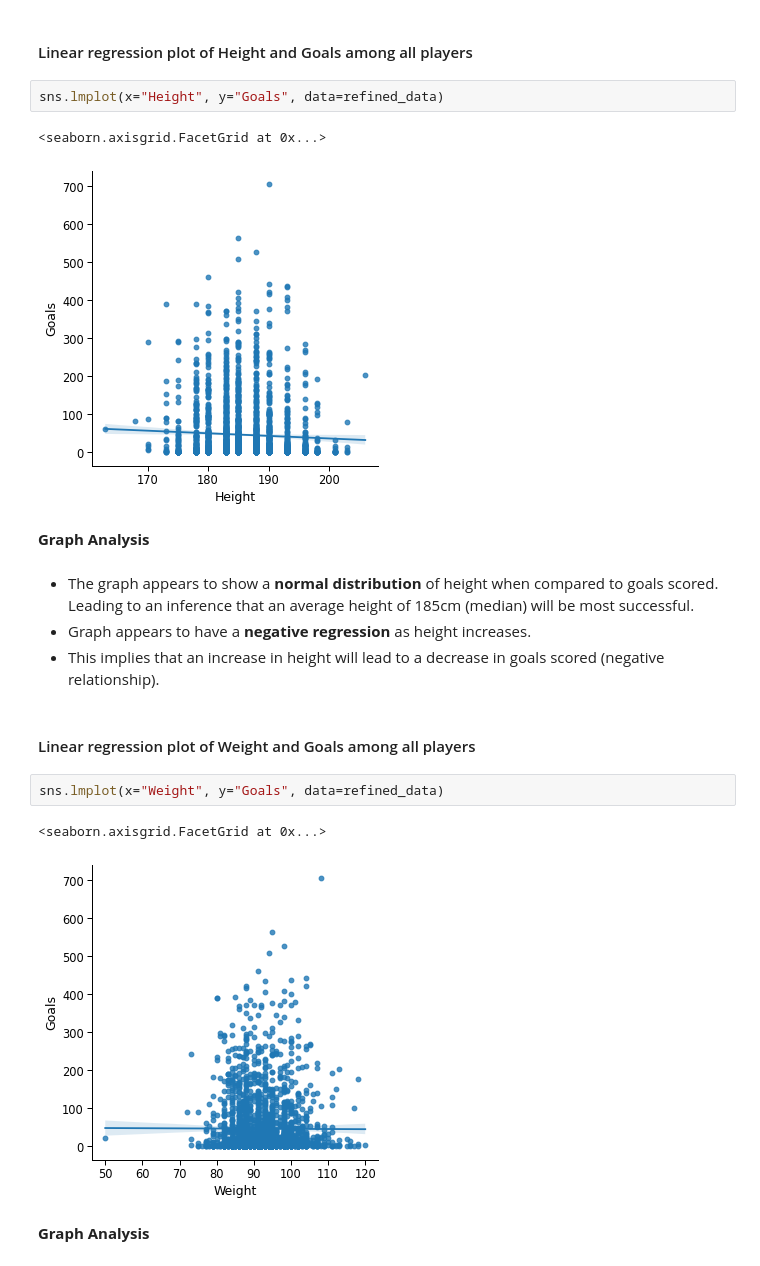
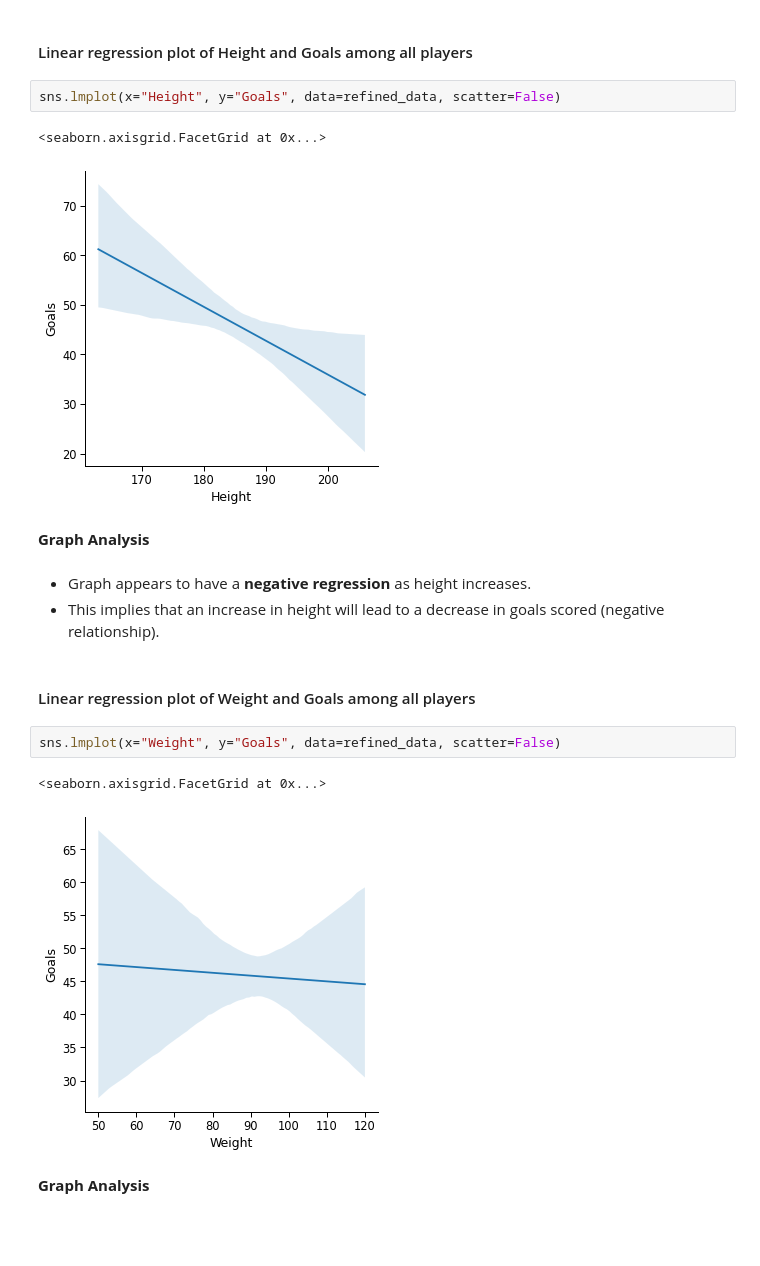
Before and after one commit to data301-2021-winter1/project-group38-project, a Jupyter notebook: notebooks/analysis1.ipynb, the cells around one changed output. Saved outputs shown, nothing was run; the diff lists cells and outputs as text; blank space fills up the shorter version.

```diff
--- a/notebooks/analysis1.ipynb
+++ b/notebooks/analysis1.ipynb
@@ -205,23 +205,22 @@ There is a **small negative correlation** between goals scored and height also a
 # %% [markdown]
 #### Linear regression plot of Height and Goals among all players
 # %%
-sns.lmplot(x="Height", y="Goals", data=refined_data)
+sns.lmplot(x="Height", y="Goals", data=refined_data, scatter=False)
 # %% [output]
 <seaborn.axisgrid.FacetGrid at 0x...>
-[figure, old version]
+[figure, new version]
 # %% [markdown]
 **Graph Analysis**
 # %% [markdown]
-* The graph appears to show a **normal distribution** of height when compared to goals scored. Leading to an inference that an average height of 185cm (median) will be most successful.
 * Graph appears to have a **negative regression** as height increases.
 * This implies that an increase in height will lead to a decrease in goals scored (negative relationship).
 # %% [markdown]
 #### Linear regression plot of Weight and Goals among all players
 # %%
-sns.lmplot(x="Weight", y="Goals", data=refined_data)
+sns.lmplot(x="Weight", y="Goals", data=refined_data, scatter=False)
 # %% [output]
 <seaborn.axisgrid.FacetGrid at 0x...>
-[figure, old version]
+[figure, new version]
 # %% [markdown]
 **Graph Analysis**
 # %% [markdown]
```
Also changed, not shown: parts of 5 cells of this notebook.
